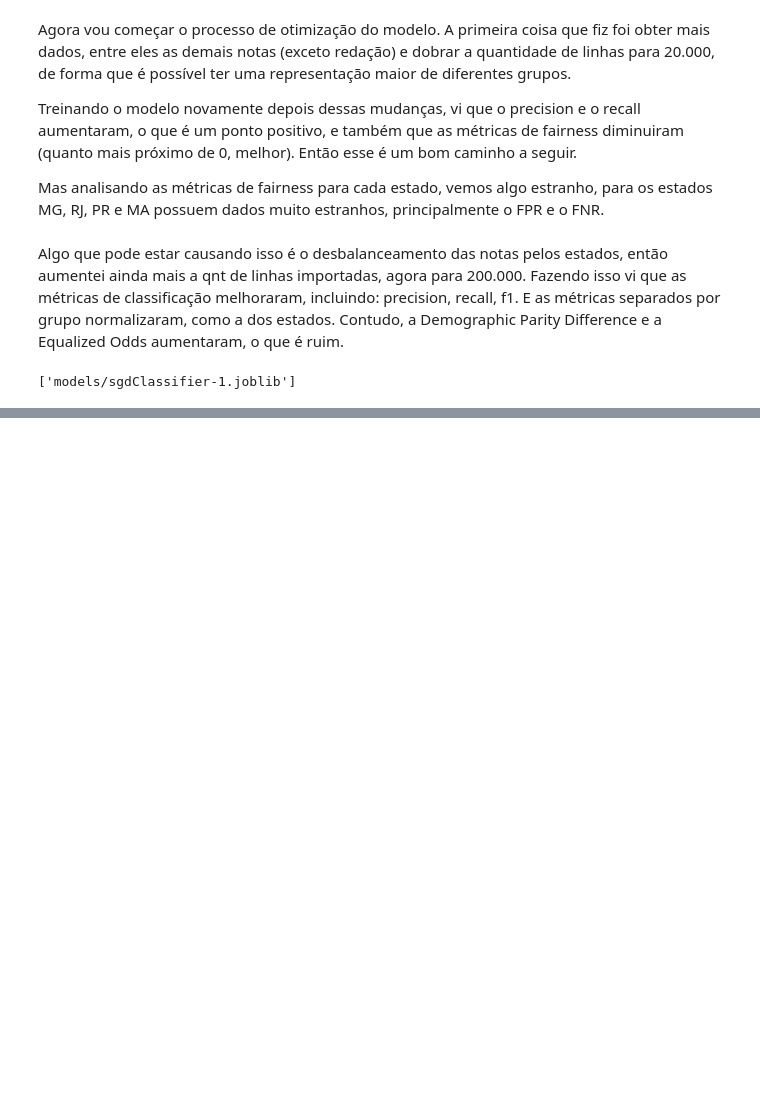
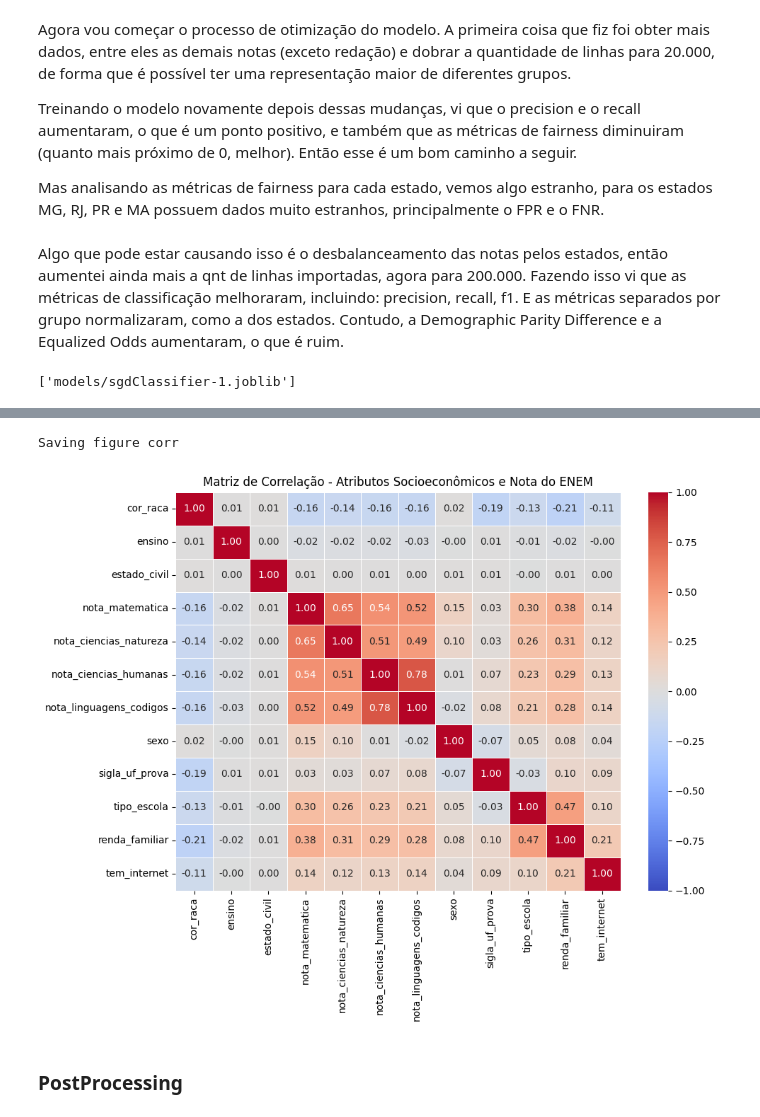
Before and after one commit to Phenriqx/algorithmic-fairness-enem, a Jupyter notebook: testing.ipynb, the cells around one changed output, grey strips where cells are left out. Cells and saved outputs as stored; diff of their text form; code cells hidden in the pictures; blank space fills up the shorter version.

```diff
--- a/testing.ipynb
+++ b/testing.ipynb
@@ -779,0 +856,34 @@ def change_clf_threshold(wrapped_model, new_threshold):
+# %%
+from sklearn.preprocessing import OrdinalEncoder
+import seaborn as sns
+
+df_corr = df.copy()
+
+colunas_categoricas = ['sexo', 'sigla_uf_prova', 'renda_familiar', 'tem_internet']
+
+encoder = OrdinalEncoder()
+df_corr[colunas_categoricas] = encoder.fit_transform(df_corr[colunas_categoricas])
+
+if 'id_inscricao' in df_corr.columns:
+    df_corr = df_corr.drop('id_inscricao', axis=1)
+
+corr = df_corr.corr()
+
+plt.figure(figsize=(10, 8))
+sns.heatmap(
+    corr,
+    annot=True,
+    fmt=".2f",
+    cmap="coolwarm",
+    vmin=-1, vmax=1,
+    linewidths=0.5
+)
+
+plt.title("Matriz de Correlação - Atributos Socioeconômicos e Nota do ENEM")
+save_fig("corr")
+plt.show()
+# %% [output]
+Saving figure corr
+[figure, added]
+# %% [markdown]
+### PostProcessing
```
Also changed, not shown: parts of 22 cells of this notebook, 5 other files.
